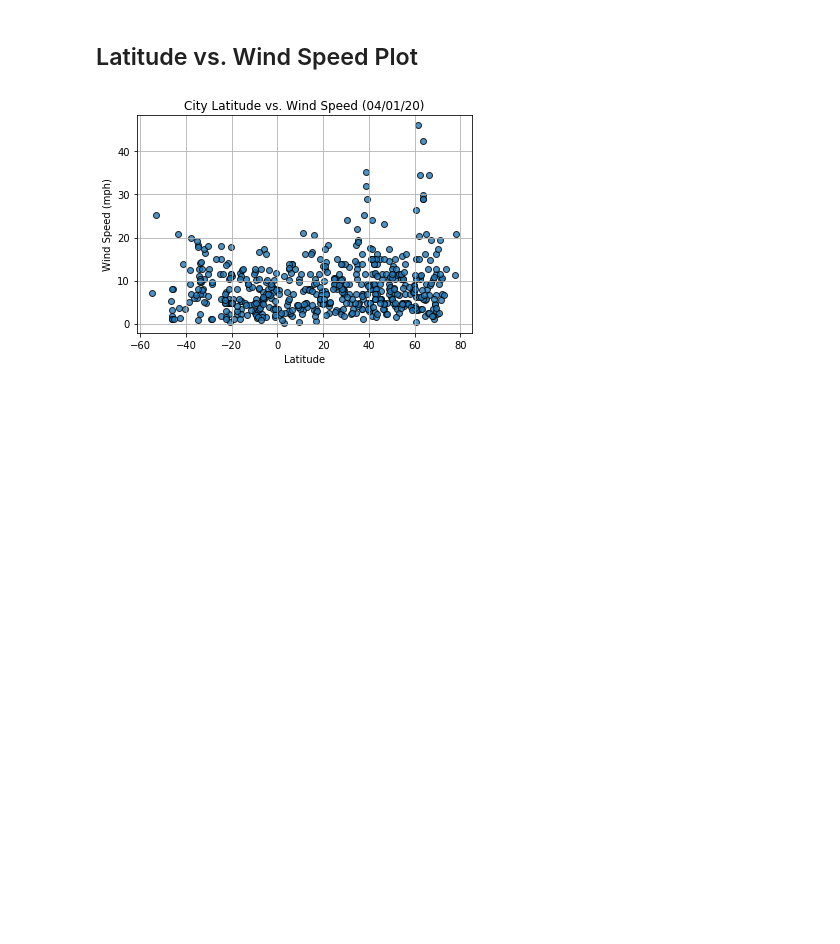
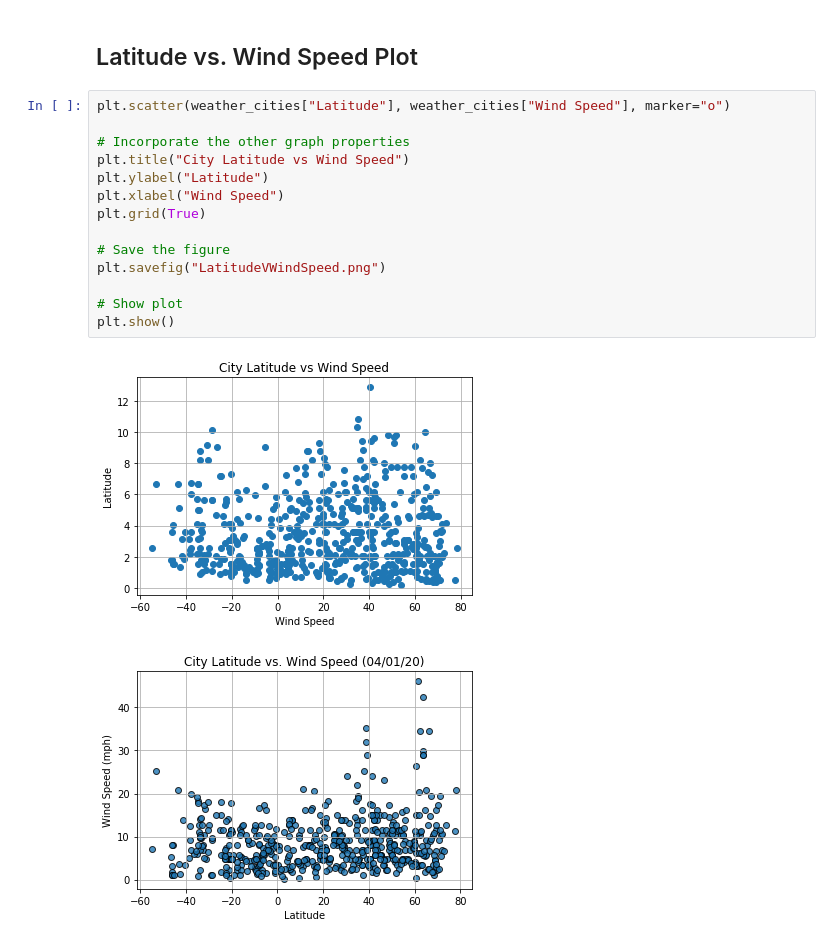
Before and after one commit to madelinesachtler/python-api-challenge, a Jupyter notebook: WeatherPy.ipynb, the cells around one changed output. Cells and saved outputs as stored; diff of their text form; blank space fills up the shorter version.

```diff
--- a/WeatherPy.ipynb
+++ b/WeatherPy.ipynb
@@ -230,6 +223,22 @@ Int64Index([], dtype='int64')
 [figure]
 # %% [markdown]
 ## Latitude vs. Wind Speed Plot
+# %%
+plt.scatter(weather_cities["Latitude"], weather_cities["Wind Speed"], marker="o")
+
+# Incorporate the other graph properties
+plt.title("City Latitude vs Wind Speed")
+plt.ylabel("Latitude")
+plt.xlabel("Wind Speed")
+plt.grid(True)
+
+# Save the figure
+plt.savefig("LatitudeVWindSpeed.png")
+
+# Show plot
+plt.show()
+# %% [output]
+[figure, added]
 # %%
 # %% [output]
 [figure]
```
Also changed, not shown: parts of 11 cells of this notebook, 7 other files.
